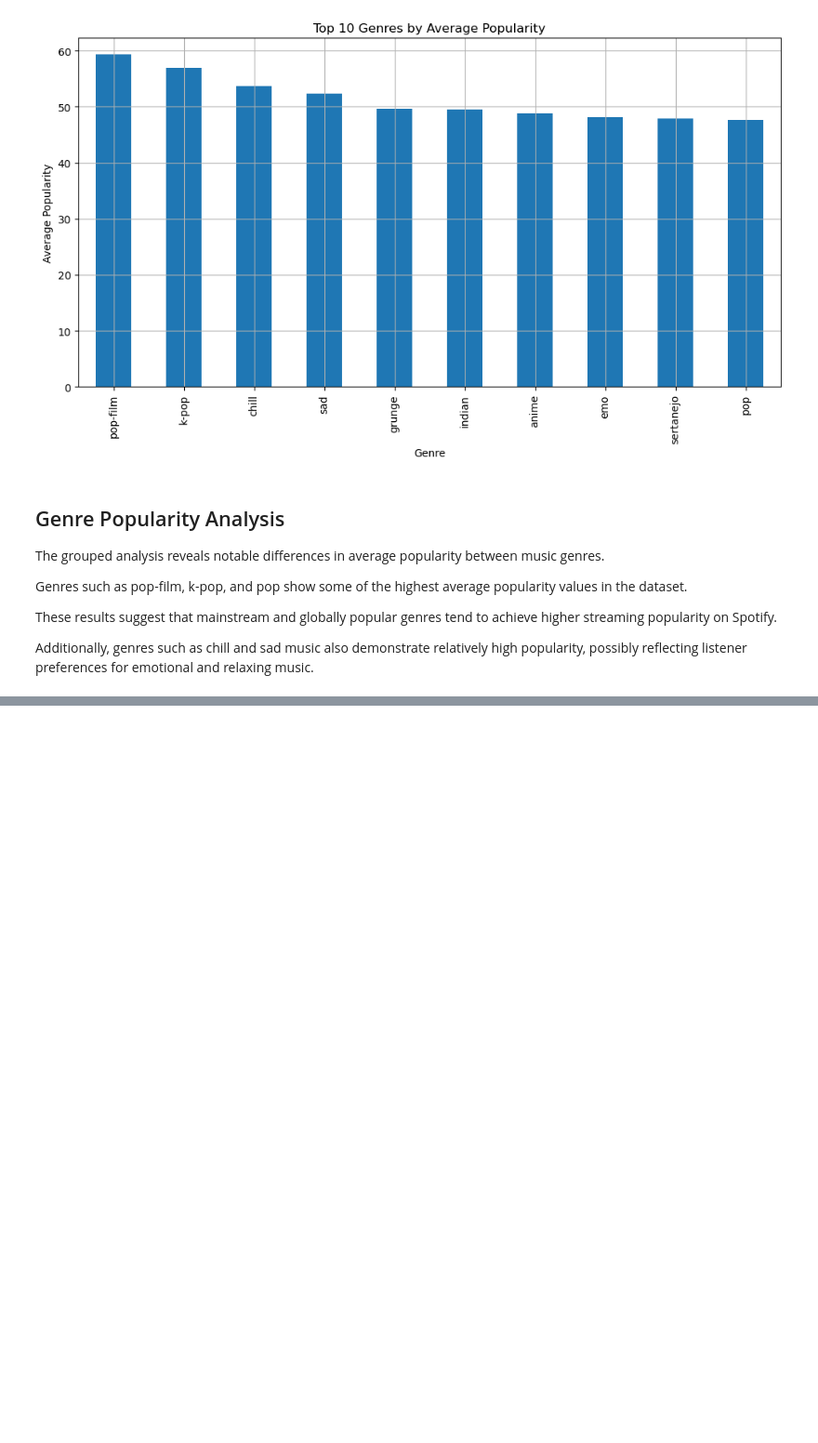
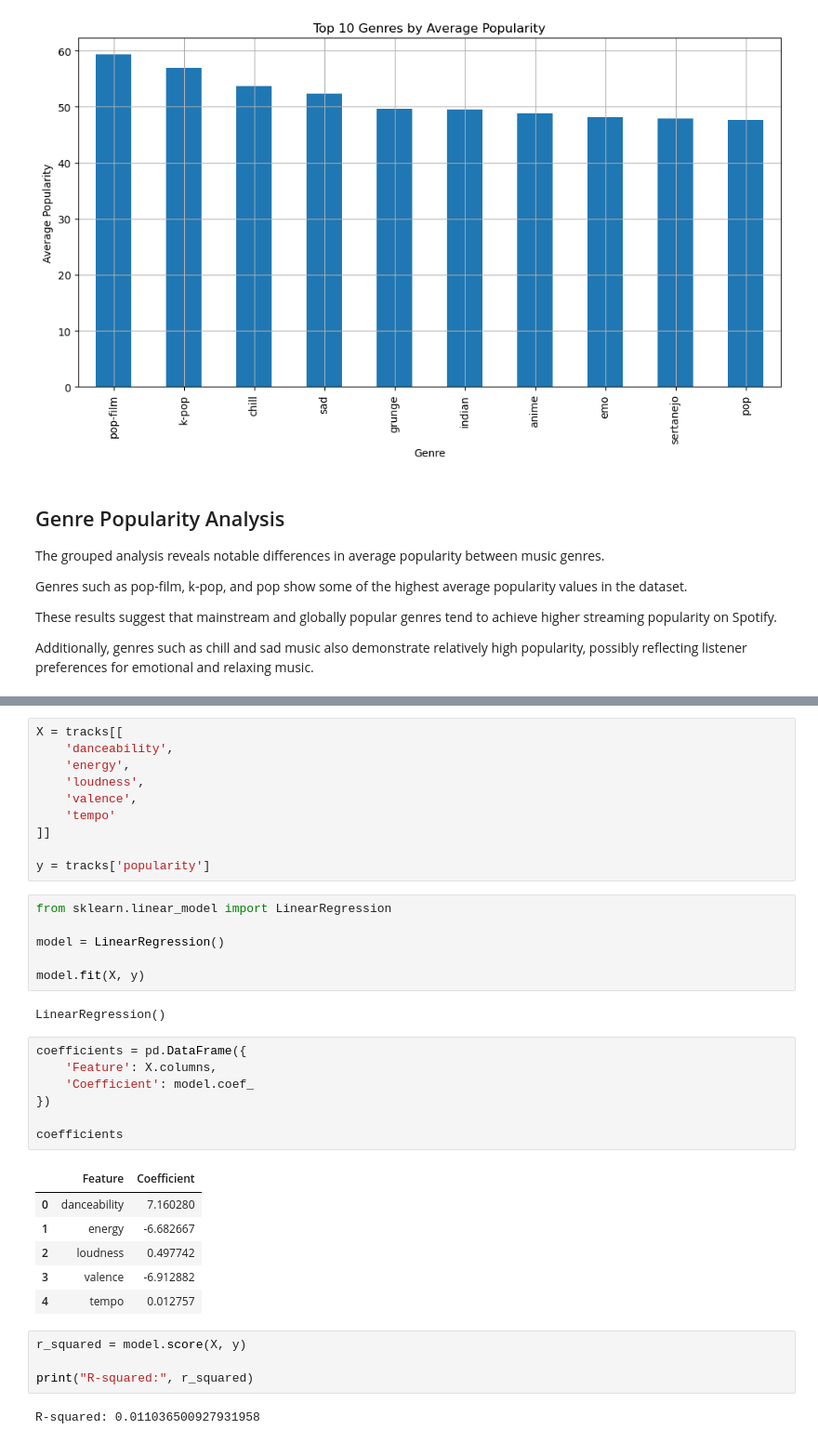
Before and after one commit to mimihorozova/spotify_analysis, a Jupyter notebook: spotify_analysis.ipynb, the cells around one changed output, grey strips where cells are left out. Shown at 93% size. Saved outputs shown, nothing was run; the diff lists cells and outputs as text; blank space fills up the shorter version.

Commit message:
add regression

```diff
--- a/spotify_analysis.ipynb
+++ b/spotify_analysis.ipynb
@@ -459,0 +475,38 @@ Additionally, genres such as chill and sad music also demonstrate relatively hig
+# %%
+X = tracks[[
+    'danceability',
+    'energy',
+    'loudness',
+    'valence',
+    'tempo'
+]]
+
+y = tracks['popularity']
+# %%
+from sklearn.linear_model import LinearRegression
+
+model = LinearRegression()
+
+model.fit(X, y)
+# %% [output]
+LinearRegression()
+# %%
+coefficients = pd.DataFrame({
+    'Feature': X.columns,
+    'Coefficient': model.coef_
+})
+
+coefficients
+# %% [output]
+|  | Feature | Coefficient |
+| 0 | danceability | 7.160280 |
+| 1 | energy | -6.682667 |
+| 2 | loudness | 0.497742 |
+| 3 | valence | -6.912882 |
+| 4 | tempo | 0.012757 |
+# %%
+r_squared = model.score(X, y)
+
+print("R-squared:", r_squared)
+# %% [output]
+R-squared: 0.011036500927931958
```
Also changed, not shown: parts of 2 cells of this notebook.
